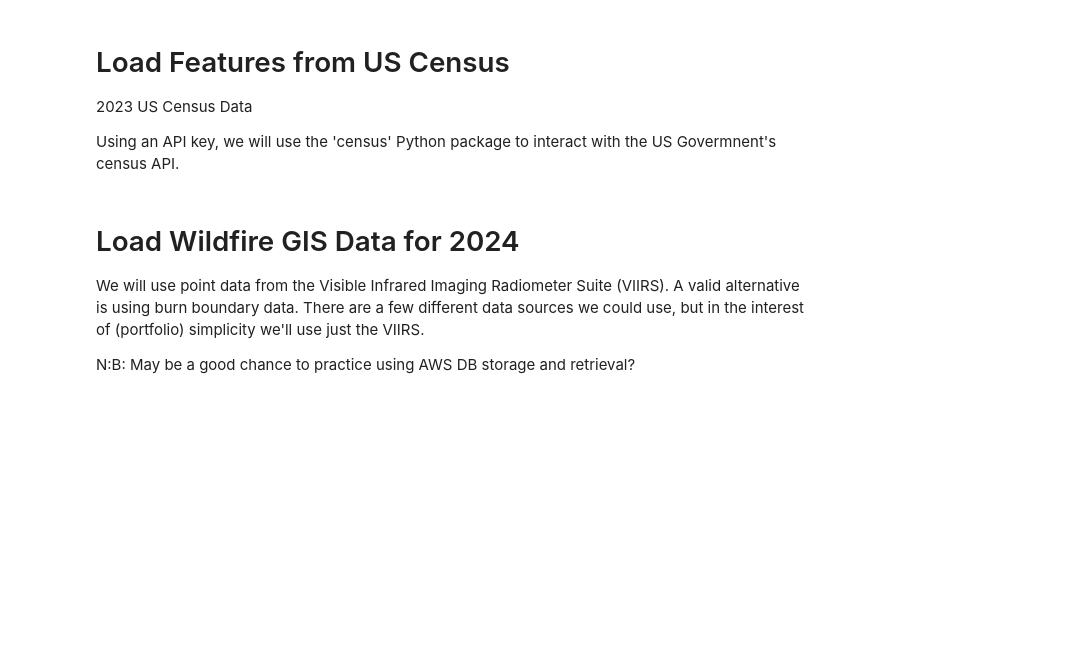
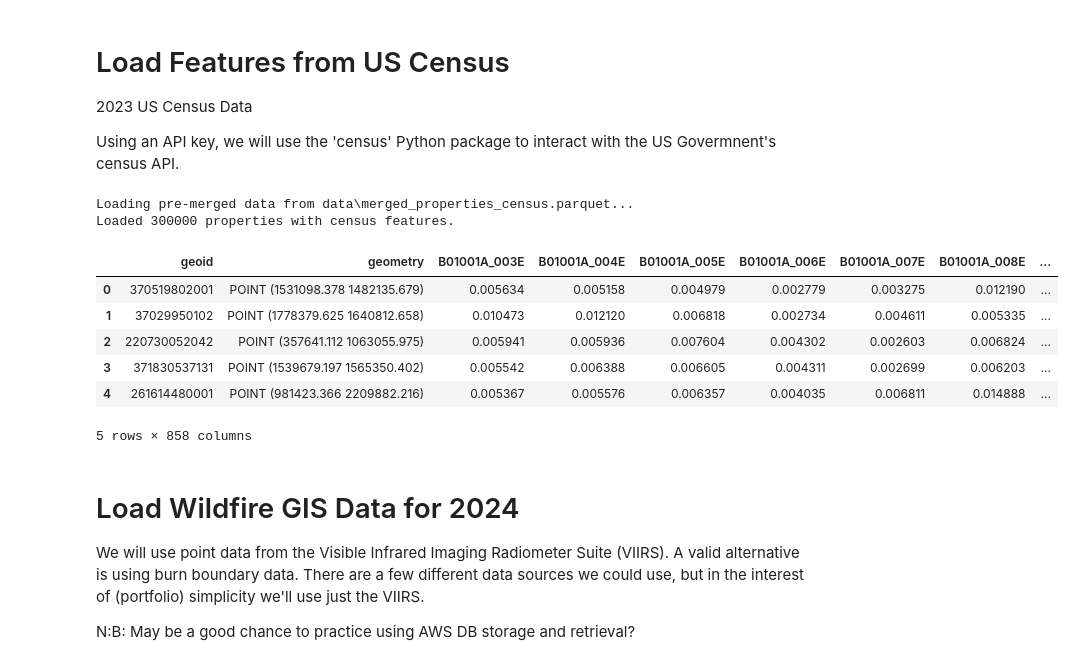
Before and after one commit to BaconBaconBacon/Data-Science-Portfolio, a Jupyter notebook: Python/Machine Learning/ML Property Wildfire Risk/fire_risk_ML.ipynb, the cells around one changed output. Cells and saved outputs as stored; diff of their text form; code cells hidden in the pictures; blank space fills up the shorter version.

```diff
--- a/Python/Machine Learning/ML Property Wildfire Risk/fire_risk_ML.ipynb
+++ b/Python/Machine Learning/ML Property Wildfire Risk/fire_risk_ML.ipynb
@@ -73,5 +57,28 @@ Downloading TIGER tract shapefile (year=2023)...
 
 Using an API key, we will use the 'census' Python package to interact with the US Govermnent's census API.
 # %%
-census = load_census.CensusData(sql_obj=sql_obj, year=2023, granularity='county')
+import geopandas as gpd
+
+MERGED_PARQUET = PATH_DATA / "merged_properties_census.parquet"
+
+if MERGED_PARQUET.exists():
+    print(f"Loading pre-merged data from {MERGED_PARQUET}...")
+    combined_gdf = gpd.read_parquet(MERGED_PARQUET)
+    print(f"Loaded {len(combined_gdf)} properties with census features.")
+else:
+    print("No pre-merged file found. Fetching census data from API...")
+    census = load_census.CensusData(sql_obj=sql_obj, year=2023, granularity='county')
+    combined_gdf = census.merge_census_info(properties)
+
+combined_gdf.head()
+# %% [output]
+Loading pre-merged data from data\merged_properties_census.parquet...
+Loaded 300000 properties with census features.
+|  | geoid | geometry | B01001A_003E | B01001A_004E | B01001A_005E | B01001A_006E | B01001A_007E | B01001A_008E | ... |
+| 0 | 370519802001 | POINT (1531098.378 1482135.679) | 0.005634 | 0.005158 | 0.004979 | 0.002779 | 0.003275 | 0.012190 | ... |
+| 1 | 37029950102 | POINT (1778379.625 1640812.658) | 0.010473 | 0.012120 | 0.006818 | 0.002734 | 0.004611 | 0.005335 | ... |
+| 2 | 220730052042 | POINT (357641.112 1063055.975) | 0.005941 | 0.005936 | 0.007604 | 0.004302 | 0.002603 | 0.006824 | ... |
+| 3 | 371830537131 | POINT (1539679.197 1565350.402) | 0.005542 | 0.006388 | 0.006605 | 0.004311 | 0.002699 | 0.006203 | ... |
+| 4 | 261614480001 | POINT (981423.366 2209882.216) | 0.005367 | 0.005576 | 0.006357 | 0.004035 | 0.006811 | 0.014888 | ... |
+5 rows × 858 columns
 # %%
```
Also changed, not shown: parts of 8 cells of this notebook, 3 other files.
